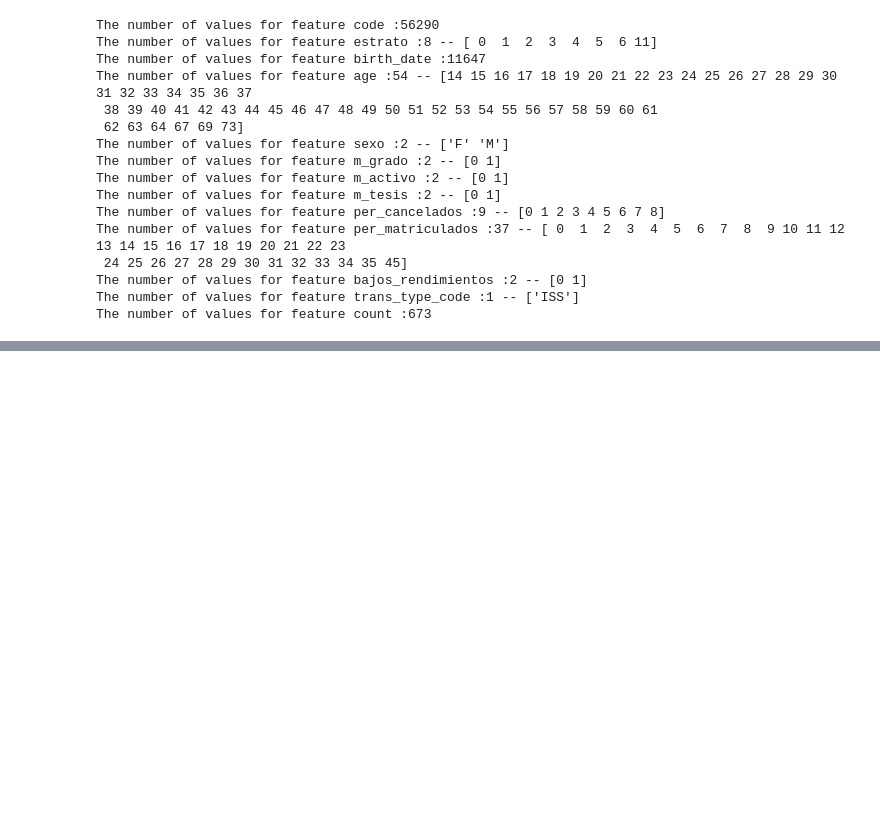
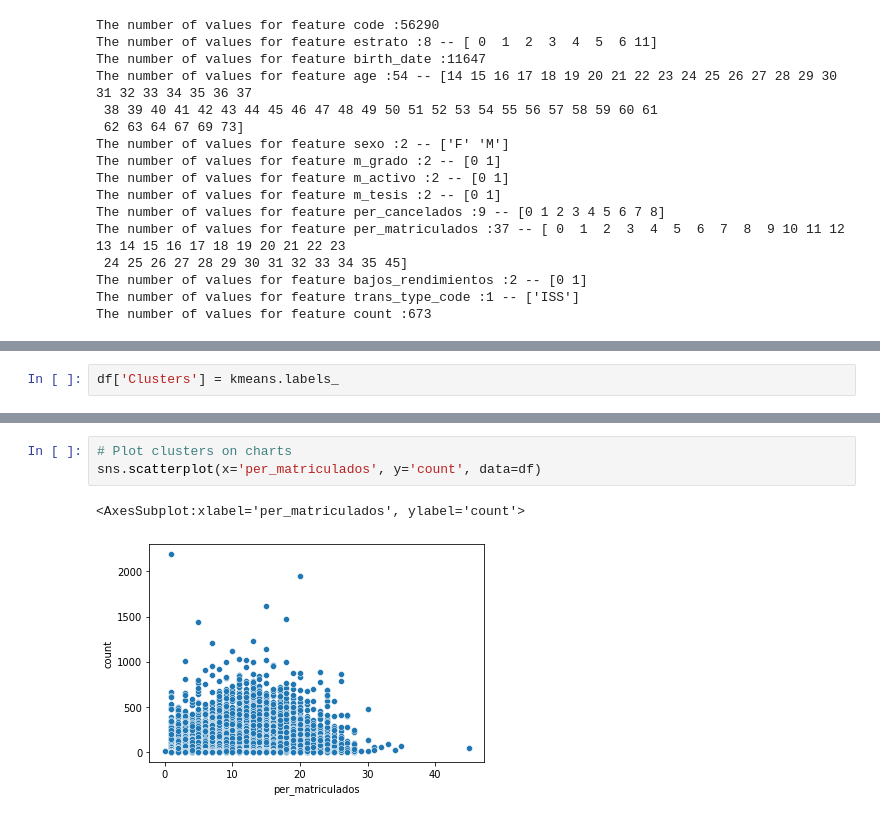
Before and after one commit to jhonsfran1165/recommender-system, a Jupyter notebook: etl/K-mean example.ipynb, the cells around one changed output, grey strips where cells are left out. Cells and saved outputs as stored; diff of their text form; blank space fills up the shorter version.

```diff
--- a/etl/K-mean example.ipynb
+++ b/etl/K-mean example.ipynb
@@ -157,0 +194,2 @@ The number of values for feature count :673
+# %%
+df['Clusters'] = kmeans.labels_
@@ -157,0 +214,6 @@ The number of values for feature count :673
+# %%
+# Plot clusters on charts
+sns.scatterplot(x='per_matriculados', y='count', data=df)
+# %% [output]
+<AxesSubplot:xlabel='per_matriculados', ylabel='count'>
+[figure, added]
```
Also changed, not shown: parts of 11 cells of this notebook, 14 other files.
